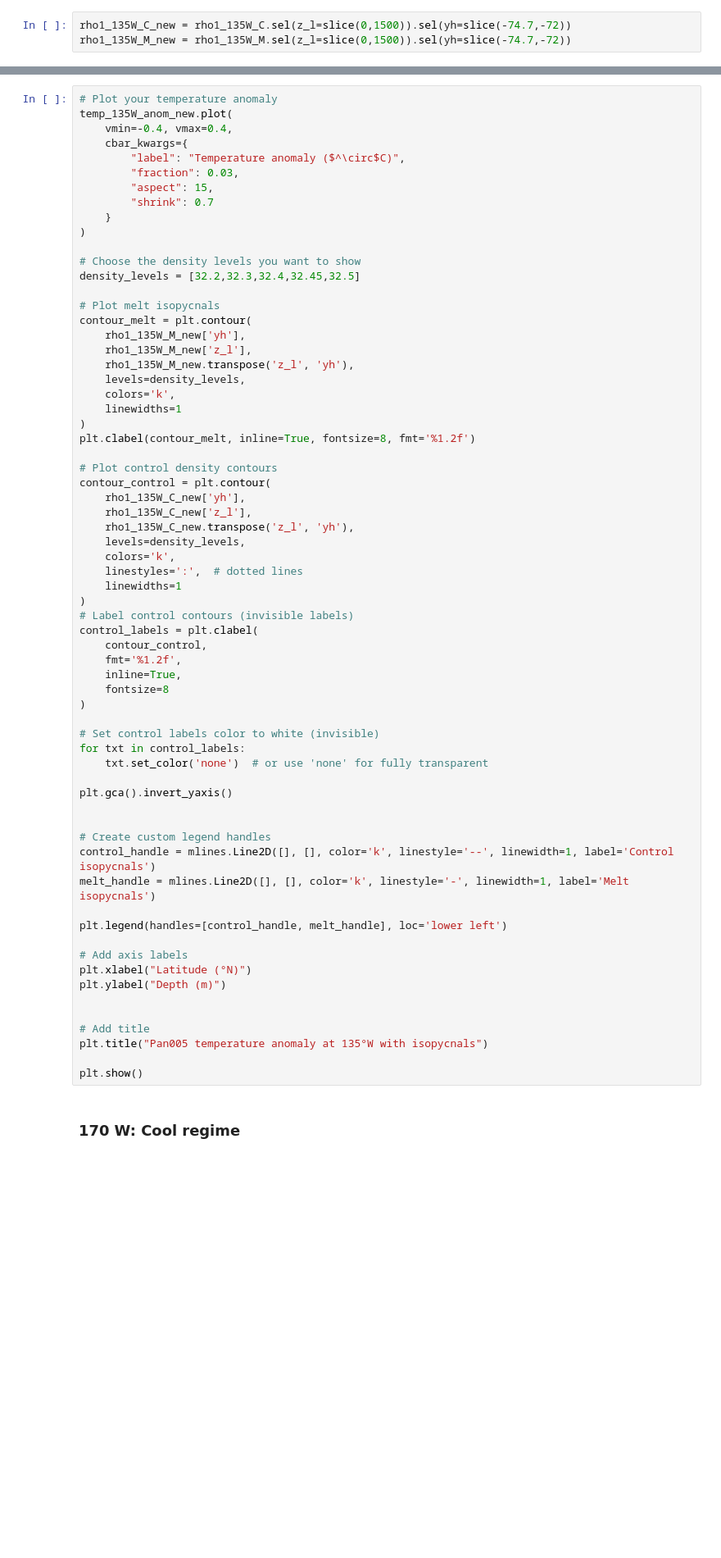
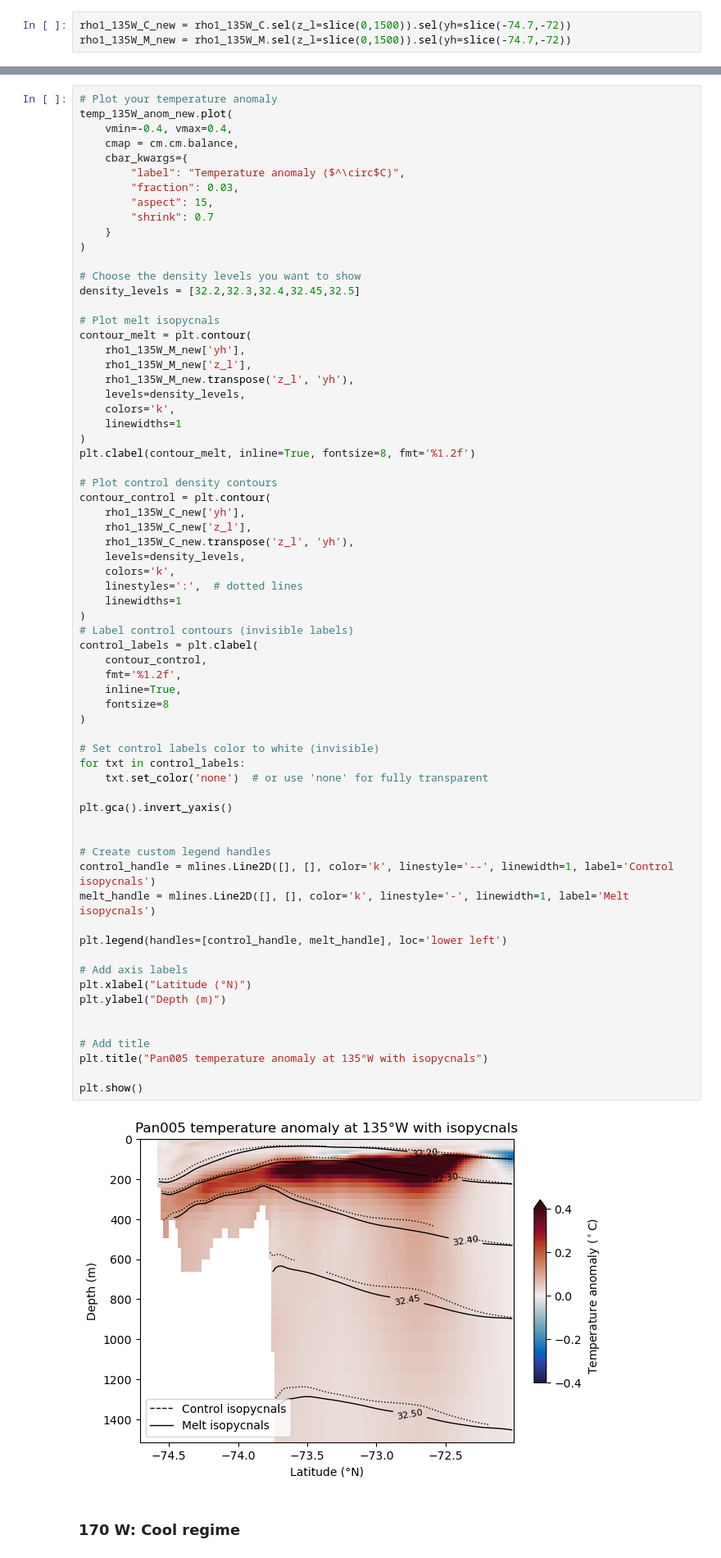
Before and after one commit to adele-morrison/panan-meltwater, a Jupyter notebook: notebooks/temp_analysis/DepthTransectsTemp_Pan005.ipynb, the cells around one changed output, grey strips where cells are left out. Shown at 82% size. Drawn from its saved outputs; the diff is of its cells as text; blank space fills up the shorter version.

```diff
--- a/notebooks/temp_analysis/DepthTransectsTemp_Pan005.ipynb
+++ b/notebooks/temp_analysis/DepthTransectsTemp_Pan005.ipynb
@@ -107,6 +160,7 @@ rho1_135W_M_new = rho1_135W_M.sel(z_l=slice(0,1500)).sel(yh=slice(-74.7,-72))
 # Plot your temperature anomaly
 temp_135W_anom_new.plot(
     vmin=-0.4, vmax=0.4,
+    cmap = cm.cm.balance,
     cbar_kwargs={
         "label": "Temperature anomaly ($^\circ$C)",
         "fraction": 0.03,
@@ -142,33 +196,35 @@ contour_control = plt.contour(
 # Label control contours (invisible labels)
 control_labels = plt.clabel(
     contour_control,
     fmt='%1.2f',
     inline=True,
     fontsize=8
 )
 
 # Set control labels color to white (invisible)
 for txt in control_labels:
     txt.set_color('none')  # or use 'none' for fully transparent
 
 plt.gca().invert_yaxis()
 
 
 # Create custom legend handles
 control_handle = mlines.Line2D([], [], color='k', linestyle='--', linewidth=1, label='Control isopycnals')
 melt_handle = mlines.Line2D([], [], color='k', linestyle='-', linewidth=1, label='Melt isopycnals')
 
 plt.legend(handles=[control_handle, melt_handle], loc='lower left')
 
 # Add axis labels
 plt.xlabel("Latitude (°N)")
 plt.ylabel("Depth (m)")
 
 
 # Add title
 plt.title("Pan005 temperature anomaly at 135°W with isopycnals")
 
 plt.show()
+# %% [output]
+[figure, added]
 # %% [markdown]
 ### 170 W: Cool regime
 # %%
```
Also changed, not shown: parts of 6 cells of this notebook, 1 other file.
